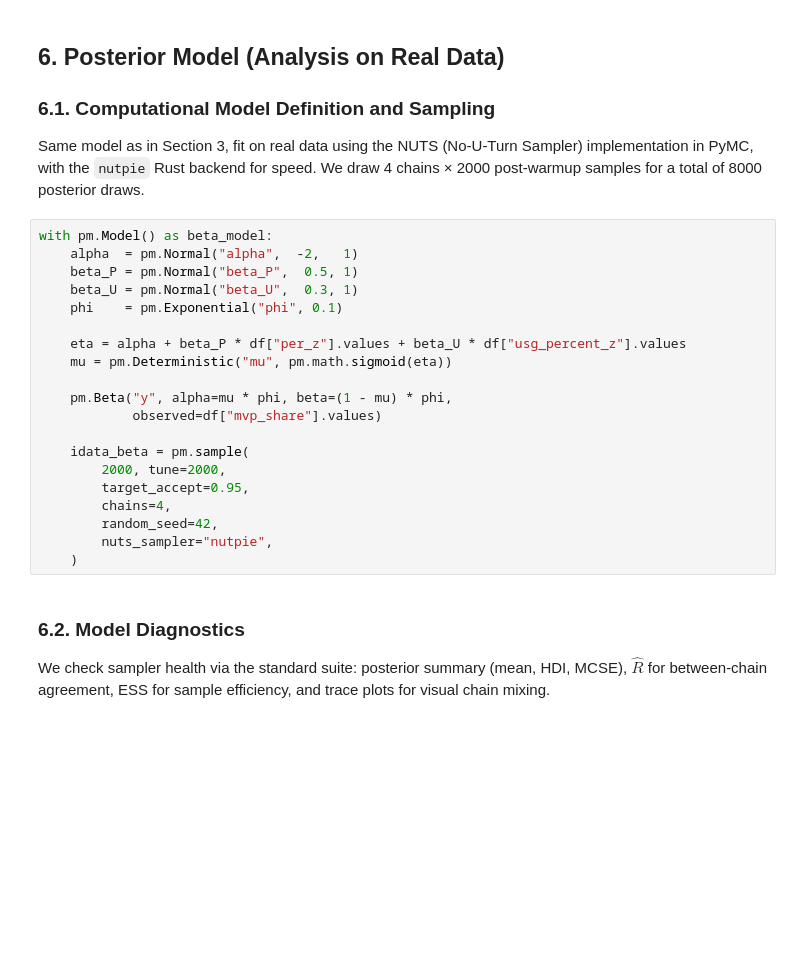
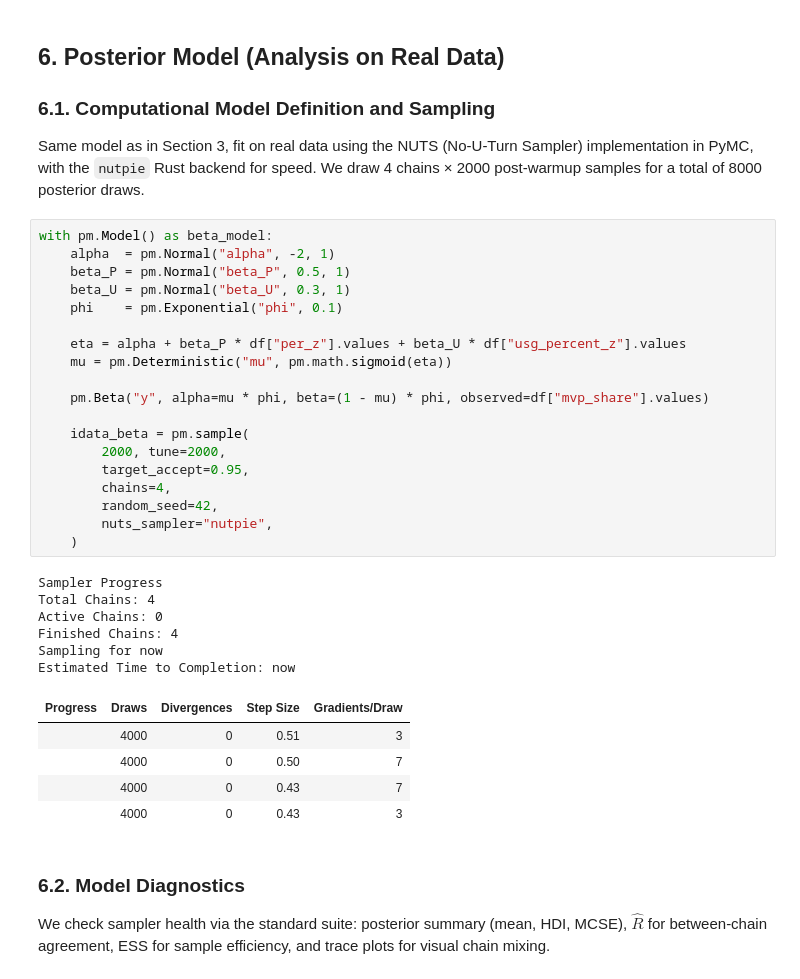
Before and after one commit to tsong28/nba-mvp-analysis, a Jupyter notebook: submission.ipynb, the cells around one changed output. Saved outputs shown, nothing was run; the diff lists cells and outputs as text; blank space fills up the shorter version.

```diff
--- a/submission.ipynb
+++ b/submission.ipynb
@@ -198,24 +218,35 @@ df[["per", "usg_percent", "mvp_share"]].describe().round(3)
 Same model as in Section 3, fit on real data using the NUTS (No-U-Turn Sampler) implementation in PyMC, with the `nutpie` Rust backend for speed. We draw 4 chains × 2000 post-warmup samples for a total of 8000 posterior draws.
 # %%
 with pm.Model() as beta_model:
-    alpha  = pm.Normal("alpha",  -2,   1)
-    beta_P = pm.Normal("beta_P",  0.5, 1)
-    beta_U = pm.Normal("beta_U",  0.3, 1)
+    alpha  = pm.Normal("alpha", -2, 1)
+    beta_P = pm.Normal("beta_P", 0.5, 1)
+    beta_U = pm.Normal("beta_U", 0.3, 1)
     phi    = pm.Exponential("phi", 0.1)
 
     eta = alpha + beta_P * df["per_z"].values + beta_U * df["usg_percent_z"].values
     mu = pm.Deterministic("mu", pm.math.sigmoid(eta))
 
-    pm.Beta("y", alpha=mu * phi, beta=(1 - mu) * phi,
-            observed=df["mvp_share"].values)
+    pm.Beta("y", alpha=mu * phi, beta=(1 - mu) * phi, observed=df["mvp_share"].values)
 
     idata_beta = pm.sample(
         2000, tune=2000,
         target_accept=0.95,
         chains=4,
         random_seed=42,
         nuts_sampler="nutpie",
     )
+# %% [output]
+Sampler Progress
+Total Chains: 4
+Active Chains: 0
+Finished Chains: 4
+Sampling for now
+Estimated Time to Completion: now
+| Progress | Draws | Divergences | Step Size | Gradients/Draw |
+|  | 4000 | 0 | 0.51 | 3 |
+|  | 4000 | 0 | 0.50 | 7 |
+|  | 4000 | 0 | 0.43 | 7 |
+|  | 4000 | 0 | 0.43 | 3 |
 # %% [markdown]
 ### 6.2. Model Diagnostics
 
```
Also changed, not shown: parts of 7 cells of this notebook.
